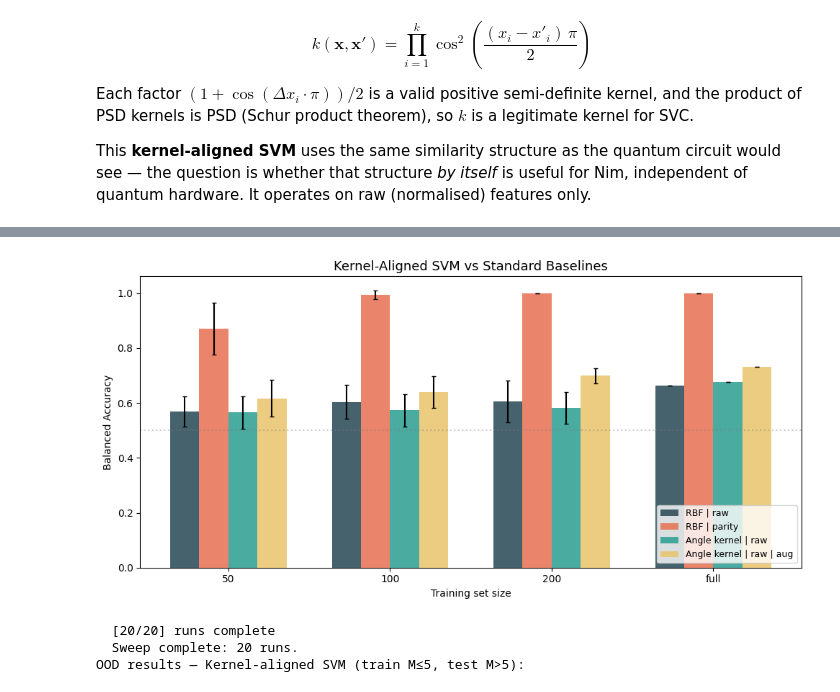
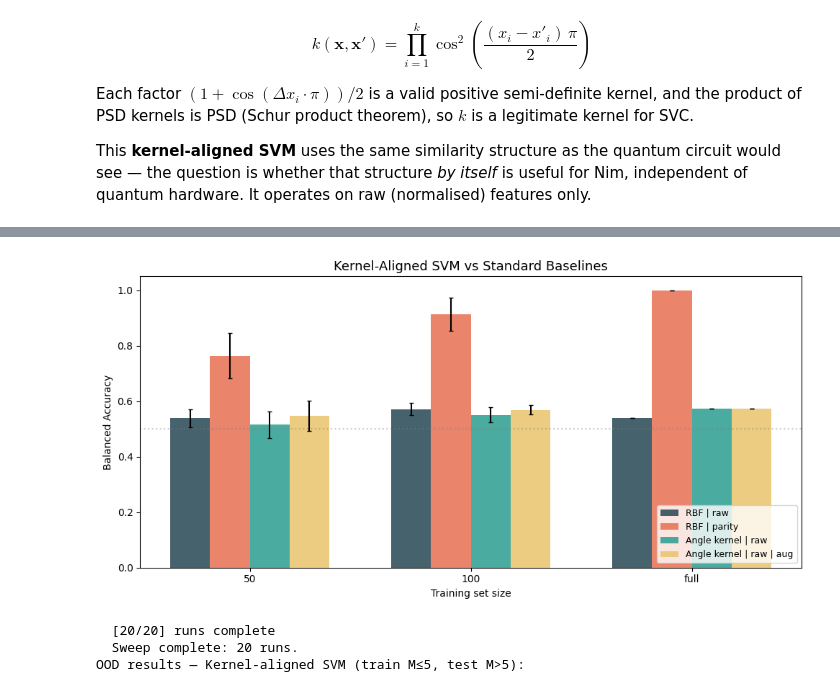
Before and after one commit to gelbh/comp47950-qml-project, a Jupyter notebook: notebooks/qml_project.ipynb, the cells around one changed output, grey strips where cells are left out. Saved outputs shown, nothing was run; the diff lists cells and outputs as text; code cells hidden in the pictures.

Commit message:
docs(notebook): align intro and data section with ood experiment

```diff
--- a/notebooks/qml_project.ipynb
+++ b/notebooks/qml_project.ipynb
@@ -683,11 +670,11 @@ for col, model_name in enumerate(model_names_disp):
         ax = axes[row, col]
         # Pick seed=0, full training, no symmetry
         match = [
-            r for r in iid_sweep.results
+            r for r in sweep.results
             if r.model_name == model_name
             and r.feature_set == fs
             and r.symmetry == "none"
-            and r.train_size == len(iid.X_train)
+            and r.train_size == len(ood.X_train)
             and r.seed == 0
         ]
         if match:
@@ -796,17 +764,17 @@ The **column-wise bit parities** encode the individual bits of the Nim-sum (bit
 from qml_project.baselines import ABLATION_FEATURE_SETS, FEATURE_SET_DESCRIPTIONS
 
 ablation_sweep = run_classical_sweep(
-    iid.X_train, iid.y_train,
-    iid.X_test, iid.y_test,
+    ood.X_train, ood.y_train,
+    ood.X_test, ood.y_test,
     model_names=["SVM (RBF)"],
     feature_sets=ABLATION_FEATURE_SETS,
     symmetry_variants=["none"],
-    train_sizes=[50, 100, 200, "full"],
+    train_sizes=[50, 100, "full"],
     seeds=list(range(10)),
     M=7,
-    regime="iid",
+    regime="ood",
     compute_win_rate=False,
-    mlflow_experiment="classical-ablation-iid",
+    mlflow_experiment="classical-ablation-ood",
     verbose=True,
 )
 
@@ -857,8 +822,8 @@ Feature ablation — SVM (RBF), no symmetry augmentation:
 # %%
 abl_df = ablation_sweep.to_dataframe()
 
-size_labels = {50: "50", 100: "100", 200: "200", 357: "full"}
-train_sizes = list(size_labels.keys())
+size_labels = {50: "50", 100: "100", 215: "full"}
+train_sizes = sorted(size_labels.keys())
 n_fs = len(ABLATION_FEATURE_SETS)
 n_sizes = len(train_sizes)
 bar_width = 0.16
@@ -887,5 +852,6 @@ ax.axhline(0.5, color="grey", linestyle=":", alpha=0.4, label="Random baseline")
 ax.legend(title="Train size", fontsize=9, title_fontsize=9, loc="lower right")
 ax.set_title("Feature Ablation — SVM (RBF)", fontsize=13)
 plt.tight_layout()
+fig.savefig("../presentation/figures/feature_ablation.png", dpi=300, bbox_inches="tight")
 plt.show()
 # %% [output]
@@ -904,17 +870,17 @@ This **kernel-aligned SVM** uses the same similarity structure as the quantum ci
 from qml_project.baselines import angle_encoding_kernel
 
 kernel_sweep = run_classical_sweep(
-    iid.X_train, iid.y_train,
-    iid.X_test, iid.y_test,
+    ood.X_train, ood.y_train,
+    ood.X_test, ood.y_test,
     model_names=["SVM (Angle Kernel)"],
     feature_sets=["raw"],
     symmetry_variants=["none", "augmented"],
-    train_sizes=[50, 100, 200, "full"],
+    train_sizes=[50, 100, "full"],
     seeds=list(range(10)),
     M=7,
-    regime="iid",
+    regime="ood",
     compute_win_rate=False,
-    mlflow_experiment="classical-kernel-aligned-iid",
+    mlflow_experiment="classical-kernel-aligned-ood",
     verbose=True,
 )
 
@@ -947,6 +910,6 @@ Kernel-aligned SVM (angle encoding kernel) on raw features:
 # %%
 combined_df = pd.concat([
-    iid_sweep.to_dataframe(),
+    sweep.to_dataframe(),
     kernel_sweep.to_dataframe(),
 ], ignore_index=True)
 
@@ -958,8 +921,8 @@ configs_compare = [
 ]
 colors = ["#264653", "#e76f51", "#2a9d8f", "#e9c46a"]
 
-size_labels = {50: "50", 100: "100", 200: "200", 357: "full"}
-train_sizes_k = list(size_labels.keys())
+size_labels = {50: "50", 100: "100", 215: "full"}
+train_sizes_k = sorted(size_labels.keys())
 n_configs = len(configs_compare)
 n_sizes = len(train_sizes_k)
 bar_width = 0.18
@@ -967,34 +930,34 @@ size_offsets = np.arange(n_sizes)
 
 fig, ax = plt.subplots(figsize=(10, 5))
 
 for j, ((model, fs, sym, lbl), col) in enumerate(zip(configs_compare, colors)):
     mask = (
         (combined_df["model"] == model)
         & (combined_df["feature_set"] == fs)
         & (combined_df["symmetry"] == sym)
     )
     sub = combined_df[mask]
     if sub.empty:
         continue
     means = sub.groupby("train_size")["balanced_accuracy"].mean()
     stds = sub.groupby("train_size")["balanced_accuracy"].std()
     vals = [means.get(tsz, np.nan) for tsz in train_sizes_k]
     errs = [stds.get(tsz, 0) for tsz in train_sizes_k]
     x = size_offsets + (j - (n_configs - 1) / 2) * bar_width
     ax.bar(x, vals, bar_width, yerr=errs, capsize=2,
            label=lbl, color=col, alpha=0.85)
 
 ax.set_xticks(size_offsets)
 ax.set_xticklabels([size_labels[s] for s in train_sizes_k])
 ax.set_xlabel("Training set size")
 ax.set_ylabel("Balanced Accuracy")
 ax.axhline(0.5, color="grey", linestyle=":", alpha=0.4)
 ax.legend(fontsize=9, loc="lower right")
 ax.set_title("Kernel-Aligned SVM vs Standard Baselines", fontsize=13)
 plt.tight_layout()
 plt.show()
 # %% [output]
-[figure, old version]
+[figure, new version]
 # %%
 kernel_ood_sweep = run_classical_sweep(
     ood.X_train, ood.y_train,
```
Also changed, not shown: parts of 37 cells of this notebook.
